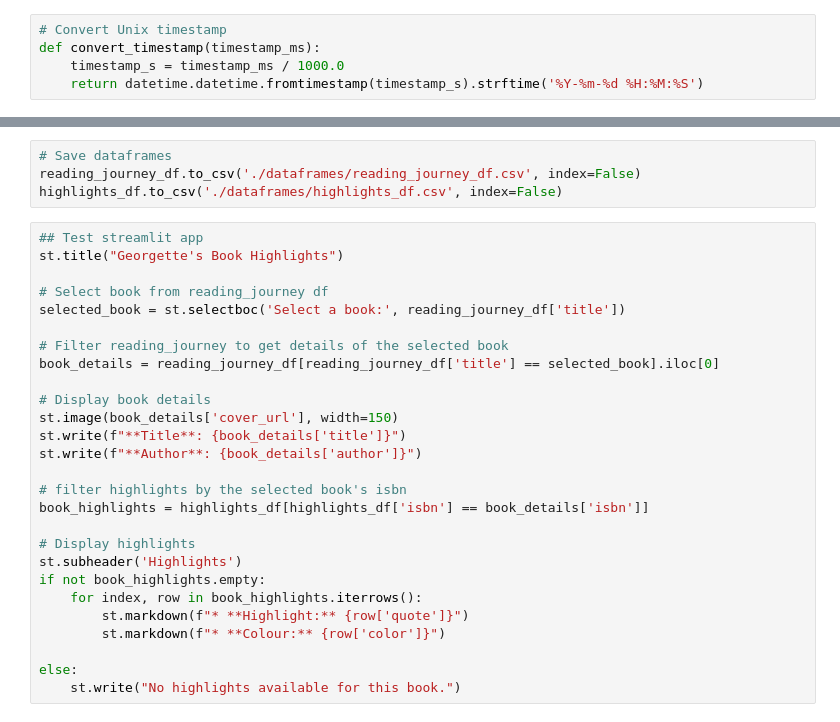
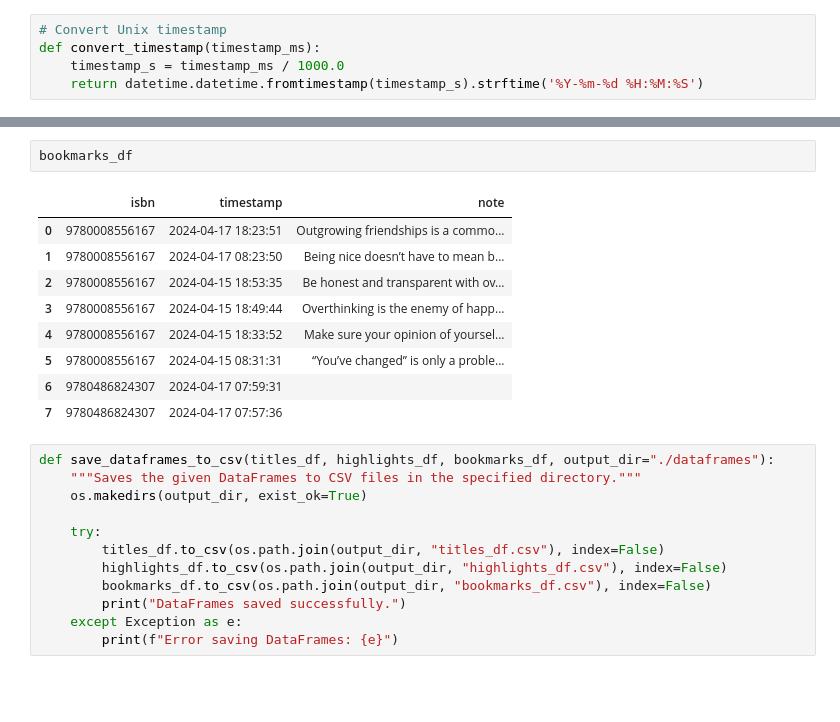
Before and after one commit to MlleGeorgette/libby-book-highlights-app, a Jupyter notebook: initial_eda.ipynb, the cells around one changed output, grey strips where cells are left out. Saved outputs shown, nothing was run; the diff lists cells and outputs as text; blank space fills up the shorter version.

```diff
--- a/initial_eda.ipynb
+++ b/initial_eda.ipynb
@@ -155,31 +229,24 @@ highlights_df
-# %%
-# Save dataframes
-reading_journey_df.to_csv('./dataframes/reading_journey_df.csv', index=False)
-highlights_df.to_csv('./dataframes/highlights_df.csv', index=False)
-# %%
-## Test streamlit app
-st.title("Georgette's Book Highlights")
-
-# Select book from reading_journey df
-selected_book = st.selectboc('Select a book:', reading_journey_df['title'])
-
-# Filter reading_journey to get details of the selected book
-book_details = reading_journey_df[reading_journey_df['title'] == selected_book].iloc[0]
-
-# Display book details
-st.image(book_details['cover_url'], width=150)
-st.write(f"**Title**: {book_details['title']}")
-st.write(f"**Author**: {book_details['author']}")
-
-# filter highlights by the selected book's isbn
-book_highlights = highlights_df[highlights_df['isbn'] == book_details['isbn']]
-
-# Display highlights
-st.subheader('Highlights')
-if not book_highlights.empty:
-    for index, row in book_highlights.iterrows():
-        st.markdown(f"* **Highlight:** {row['quote']}")
-        st.markdown(f"* **Colour:** {row['color']}")
-
-else:
-    st.write("No highlights available for this book.")
+# %%
+bookmarks_df
+# %% [output]
+|  | isbn | timestamp | note |
+| 0 | 9780008556167 | 2024-04-17 18:23:51 | Outgrowing friendships is a commo... |
+| 1 | 9780008556167 | 2024-04-17 08:23:50 | Being nice doesn’t have to mean b... |
+| 2 | 9780008556167 | 2024-04-15 18:53:35 | Be honest and transparent with ov... |
+| 3 | 9780008556167 | 2024-04-15 18:49:44 | Overthinking is the enemy of happ... |
+| 4 | 9780008556167 | 2024-04-15 18:33:52 | Make sure your opinion of yoursel... |
+| 5 | 9780008556167 | 2024-04-15 08:31:31 | “You’ve changed” is only a proble... |
+| 6 | 9780486824307 | 2024-04-17 07:59:31 |  |
+| 7 | 9780486824307 | 2024-04-17 07:57:36 |  |
+# %%
+def save_dataframes_to_csv(titles_df, highlights_df, bookmarks_df, output_dir="./dataframes"):
+    """Saves the given DataFrames to CSV files in the specified directory."""
+    os.makedirs(output_dir, exist_ok=True)
+
+    try:
+        titles_df.to_csv(os.path.join(output_dir, "titles_df.csv"), index=False)
+        highlights_df.to_csv(os.path.join(output_dir, "highlights_df.csv"), index=False)
+        bookmarks_df.to_csv(os.path.join(output_dir, "bookmarks_df.csv"), index=False)
+        print("DataFrames saved successfully.")
+    except Exception as e:
+        print(f"Error saving DataFrames: {e}")
```
Also changed, not shown: parts of 18 cells of this notebook, 3 other files.
